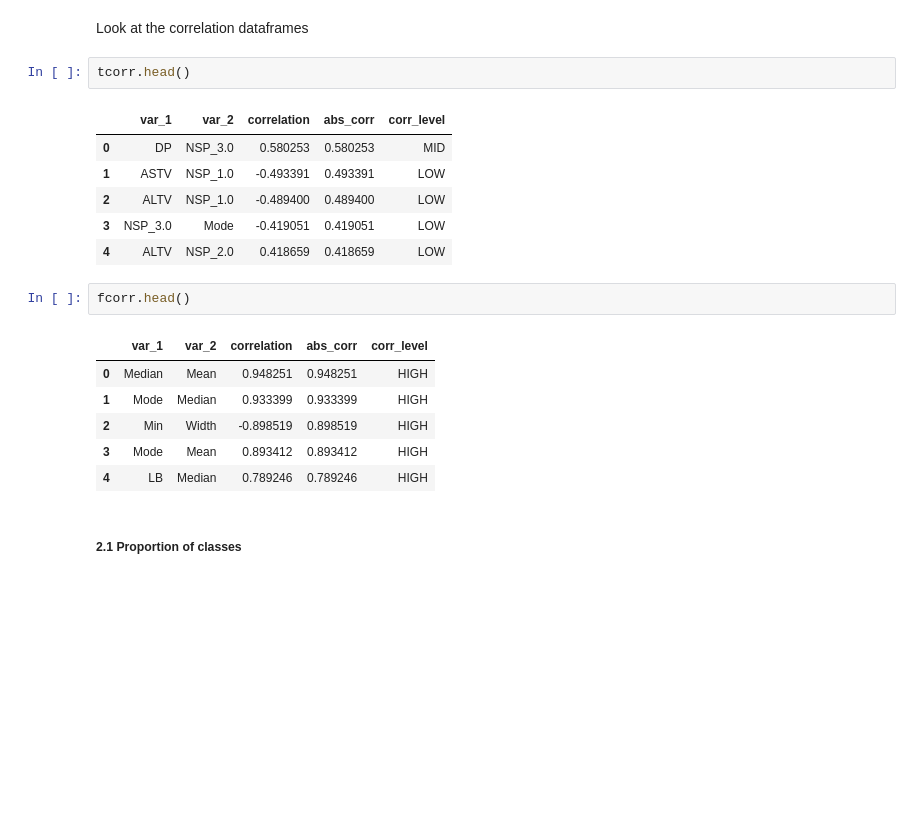
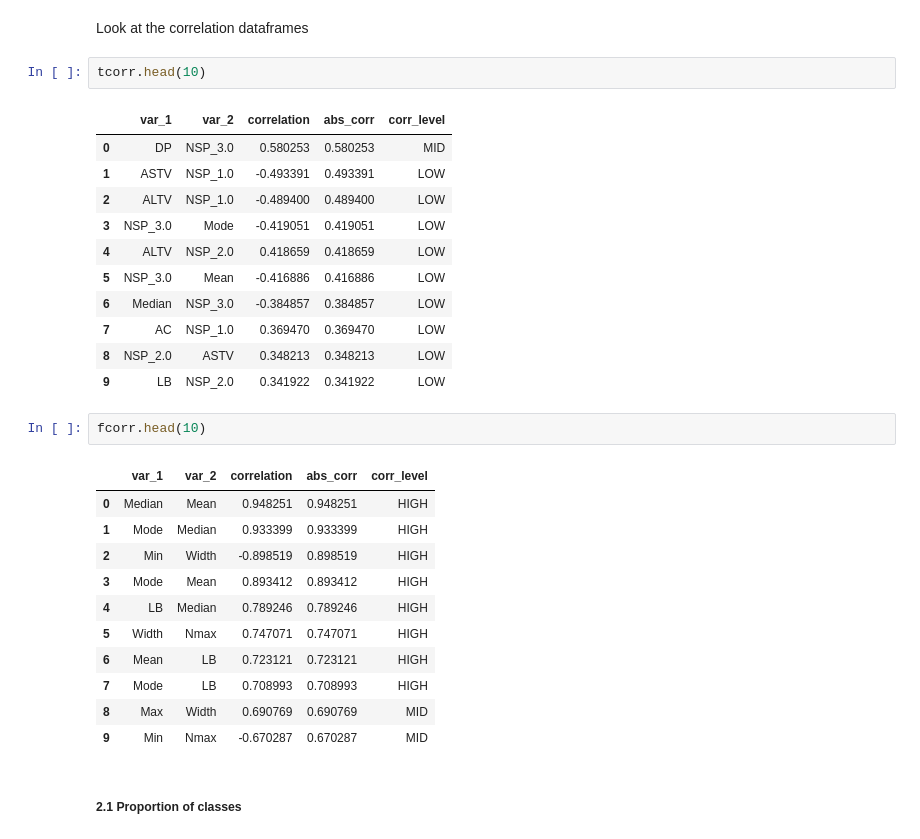
Before and after one commit to mikebobal/springboard, a Jupyter notebook: Capstone Project 2/Capstone 2 Preprocessing and Training.ipynb, the cells around one changed output. Saved outputs shown, nothing was run; the diff lists cells and outputs as text; blank space fills up the shorter version.

```diff
--- a/Capstone Project 2/Capstone 2 Preprocessing and Training.ipynb
+++ b/Capstone Project 2/Capstone 2 Preprocessing and Training.ipynb
@@ -92,16 +106,21 @@ NSP
 # %% [markdown]
 Look at the correlation dataframes
 # %%
-tcorr.head()
+tcorr.head(10)
 # %% [output]
 |  | var_1 | var_2 | correlation | abs_corr | corr_level |
 | 0 | DP | NSP_3.0 | 0.580253 | 0.580253 | MID |
 | 1 | ASTV | NSP_1.0 | -0.493391 | 0.493391 | LOW |
 | 2 | ALTV | NSP_1.0 | -0.489400 | 0.489400 | LOW |
 | 3 | NSP_3.0 | Mode | -0.419051 | 0.419051 | LOW |
 | 4 | ALTV | NSP_2.0 | 0.418659 | 0.418659 | LOW |
+| 5 | NSP_3.0 | Mean | -0.416886 | 0.416886 | LOW |
+| 6 | Median | NSP_3.0 | -0.384857 | 0.384857 | LOW |
+| 7 | AC | NSP_1.0 | 0.369470 | 0.369470 | LOW |
+| 8 | NSP_2.0 | ASTV | 0.348213 | 0.348213 | LOW |
+| 9 | LB | NSP_2.0 | 0.341922 | 0.341922 | LOW |
 # %%
-fcorr.head()
+fcorr.head(10)
 # %% [output]
 |  | var_1 | var_2 | correlation | abs_corr | corr_level |
 | 0 | Median | Mean | 0.948251 | 0.948251 | HIGH |
@@ -109,6 +128,11 @@ fcorr.head()
 | 2 | Min | Width | -0.898519 | 0.898519 | HIGH |
 | 3 | Mode | Mean | 0.893412 | 0.893412 | HIGH |
 | 4 | LB | Median | 0.789246 | 0.789246 | HIGH |
+| 5 | Width | Nmax | 0.747071 | 0.747071 | HIGH |
+| 6 | Mean | LB | 0.723121 | 0.723121 | HIGH |
+| 7 | Mode | LB | 0.708993 | 0.708993 | HIGH |
+| 8 | Max | Width | 0.690769 | 0.690769 | MID |
+| 9 | Min | Nmax | -0.670287 | 0.670287 | MID |
 # %% [markdown]
 ##### 2.1 Proportion of classes<a id='2.1'></a>
 # %% [markdown]
```
Also changed, not shown: parts of 152 cells of this notebook.
